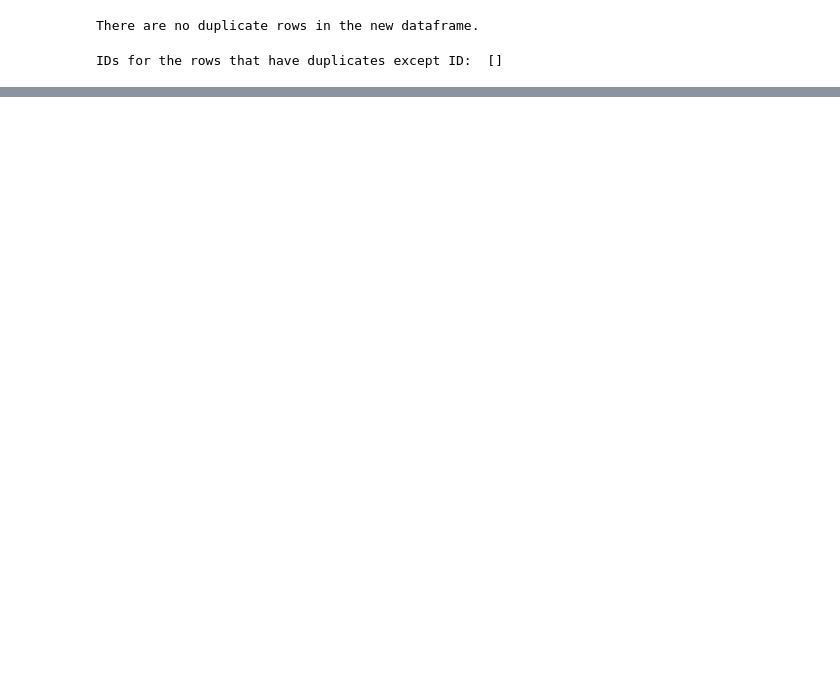
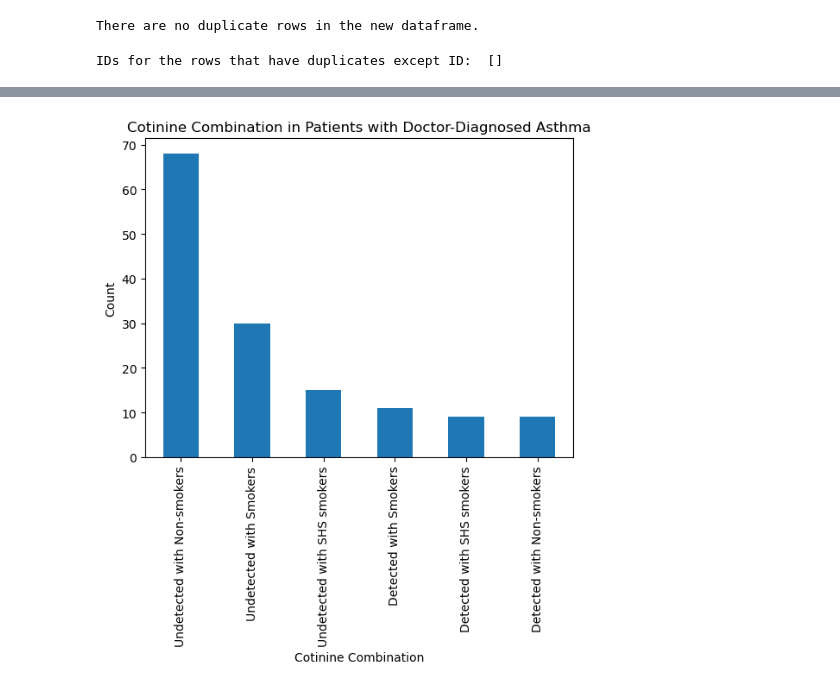
Before and after one commit to kayojoru/BMI6016A1, a Jupyter notebook: a1.ipynb, the cells around one changed output, grey strips where cells are left out. Saved outputs shown, nothing was run; the diff lists cells and outputs as text; code cells hidden in the pictures; blank space fills up the shorter version.

```diff
--- a/a1.ipynb
+++ b/a1.ipynb
@@ -280,0 +398,10 @@ IDs for the rows that have duplicates except ID:  []
+# %%
+category_counts = asthma_patients['cotinine_combination'].value_counts()
+# %%
+category_counts.plot(kind='bar')
+plt.xlabel('Cotinine Combination')
+plt.ylabel('Count')
+plt.title('Cotinine Combination in Patients with Doctor-Diagnosed Asthma')
+plt.show()
+# %% [output]
+[figure, added]
```
Also changed, not shown: parts of 18 cells of this notebook, 2 other files.
